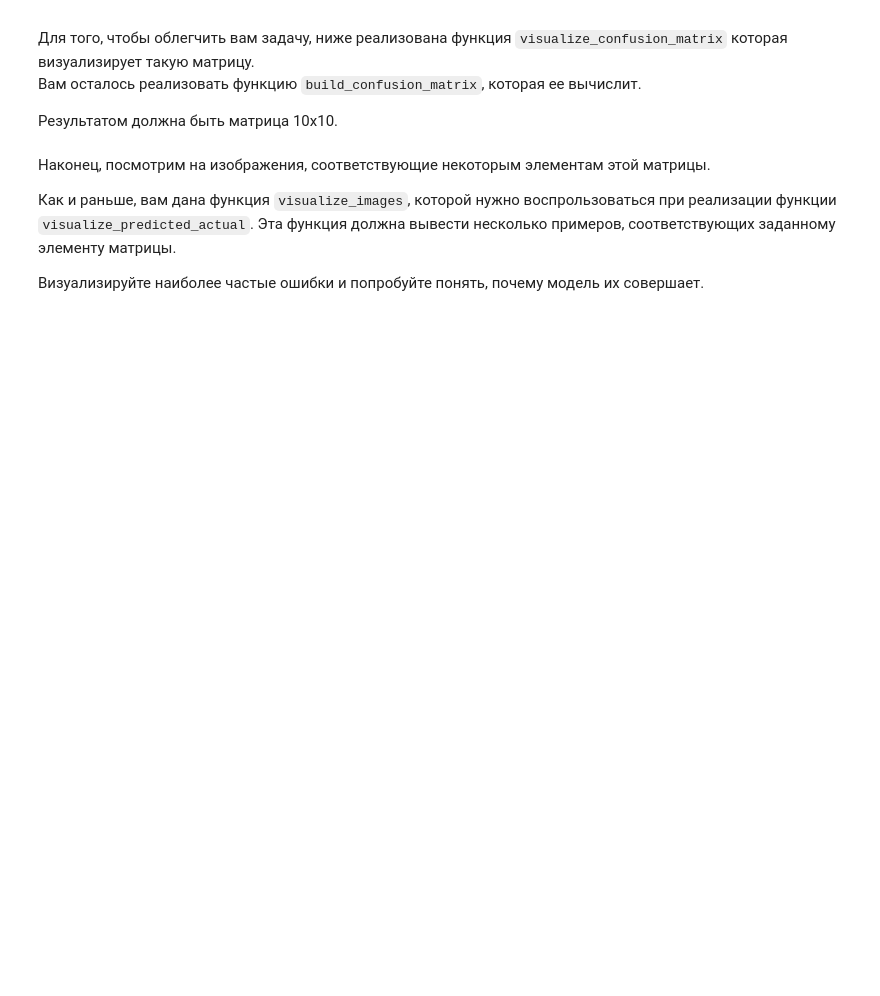
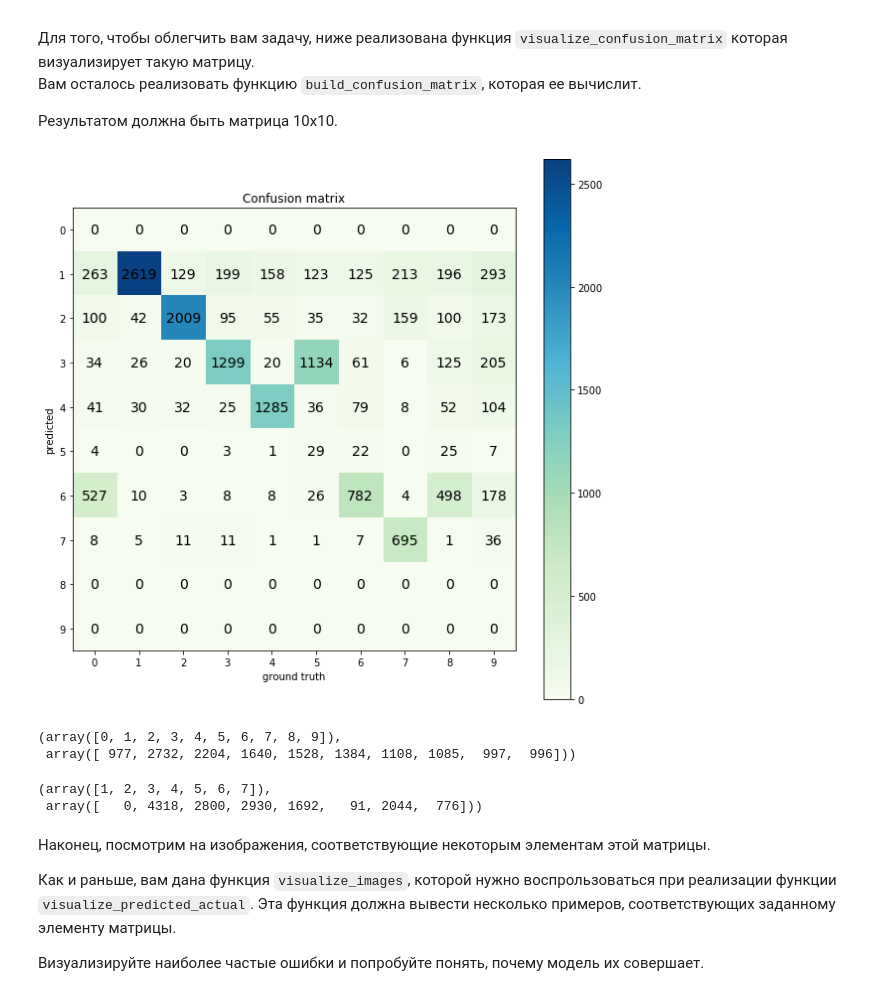
Before and after one commit to K1t1k/dlcourse_ai, a Jupyter notebook: assignments/assignment2/PyTorch.ipynb, the cells around one changed output. Cells and saved outputs as stored; diff of their text form; code cells hidden in the pictures; blank space fills up the shorter version.

```diff
--- a/assignments/assignment2/PyTorch.ipynb
+++ b/assignments/assignment2/PyTorch.ipynb
@@ -199,6 +277,18 @@ loss_history, train_history, val_history = train_model(nn_model, train_loader, v
 # Hint: look up learning rate schedulers in PyTorch. You might need to extend train_model function a little bit too!
 
 nn_model = nn.Sequential(
+            Flattener(),
+            nn.Linear(3*32*32, 100),
+            nn.BatchNorm1d(100),
+            nn.ReLU(inplace=True),
+            nn.Linear(100, 100),
+            nn.BatchNorm1d(100),
+            nn.ReLU(inplace=True),
+            nn.Linear(100, 10),
          )
 
-loss_history, train_history, val_history = train_model()
+optimizer = optim.SGD(nn_model.parameters(), lr=1e-2, weight_decay=1e-1)
+
+scheduler = MultiStepLR(optimizer, milestones=[5, 10, 15, 20, 25, 30, 35], gamma=0.5, last_epoch=-1)
+
+loss_history, train_history, val_history = train_model_scheduler(nn_model, train_loader, val_loader, loss, optimizer, scheduler, 40)
@@ -238,17 +350,20 @@ def evaluate_model(model, dataset, indices):
     predictions: np array of ints - model predictions
     grount_truth: np array of ints - actual labels of the dataset
     """
-    model.eval() # Evaluation mode
+    model.eval()
 
-    # TODO: Evaluate model on the list of indices and capture predictions
-    # and ground truth labels
-    # Hint: SubsetSampler above could be useful!
+    predictions = []
+    ground_truth = []
 
-    raise Exception("Not implemented")
+    val_subset = SubsetSampler(val_indices)
+
+    for i in val_indices:
+        x, y = data_train[i]
+        predictions.append(int(model(x.reshape(1, -1)).argmax()))
+        ground_truth.append(y)
 
     return predictions, ground_truth
 
-# Evaluate model on validation
 predictions, gt = evaluate_model(nn_model, data_train, val_indices)
 assert len(predictions) == len(val_indices)
 assert len(gt) == len(val_indices)
@@ -281,35 +396,49 @@ def visualize_confusion_matrix(confusion_matrix):
     assert confusion_matrix.shape[0] == confusion_matrix.shape[1]
     size = confusion_matrix.shape[0]
     fig = plt.figure(figsize=(10,10))
     plt.title("Confusion matrix")
     plt.ylabel("predicted")
     plt.xlabel("ground truth")
     res = plt.imshow(confusion_matrix, cmap='GnBu', interpolation='nearest')
     cb = fig.colorbar(res)
     plt.xticks(np.arange(size))
     plt.yticks(np.arange(size))
     for i, row in enumerate(confusion_matrix):
         for j, count in enumerate(row):
             plt.text(j, i, count, fontsize=14, horizontalalignment='center', verticalalignment='center')
 
 def build_confusion_matrix(predictions, ground_truth):
     """
     Builds confusion matrix from predictions and ground truth
 
     predictions: np array of ints, model predictions for all validation samples
     ground_truth: np array of ints, ground truth for all validation samples
 
     Returns:
     np array of ints, (10,10), counts of samples for predicted/ground_truth classes
     """
 
     confusion_matrix = np.zeros((10,10), np.int)
 
-    # TODO: Implement filling the prediction matrix
-    return np.array([[40, 2, 3], [10, 50,0], [0, 2, 80]])
+    for i in range(len(predictions)):
+        confusion_matrix[predictions[i], gt[i]] += 1
+
+    return confusion_matrix
 
 confusion_matrix = build_confusion_matrix(predictions, gt)
 visualize_confusion_matrix(confusion_matrix)
+# %% [output]
+[figure, added]
+# %%
+np.unique(gt), np.bincount(gt)
+# %% [output]
+(array([0, 1, 2, 3, 4, 5, 6, 7, 8, 9]),
+ array([ 977, 2732, 2204, 1640, 1528, 1384, 1108, 1085,  997,  996]))
+# %%
+np.unique(predictions), np.bincount(predictions)
+# %% [output]
+(array([1, 2, 3, 4, 5, 6, 7]),
+ array([   0, 4318, 2800, 2930, 1692,   91, 2044,  776]))
 # %% [markdown]
 Наконец, посмотрим на изображения, соответствующие некоторым элементам этой матрицы.
 
```
Also changed, not shown: parts of 16 cells of this notebook, 1 other file.
